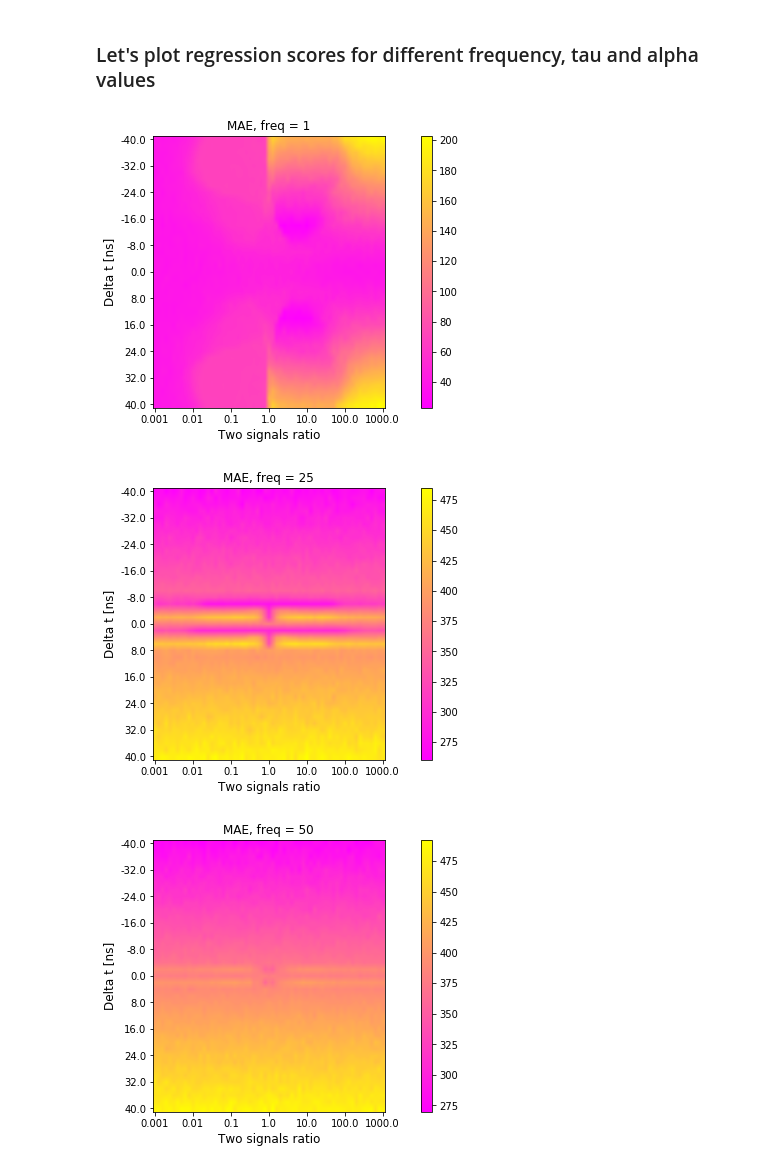
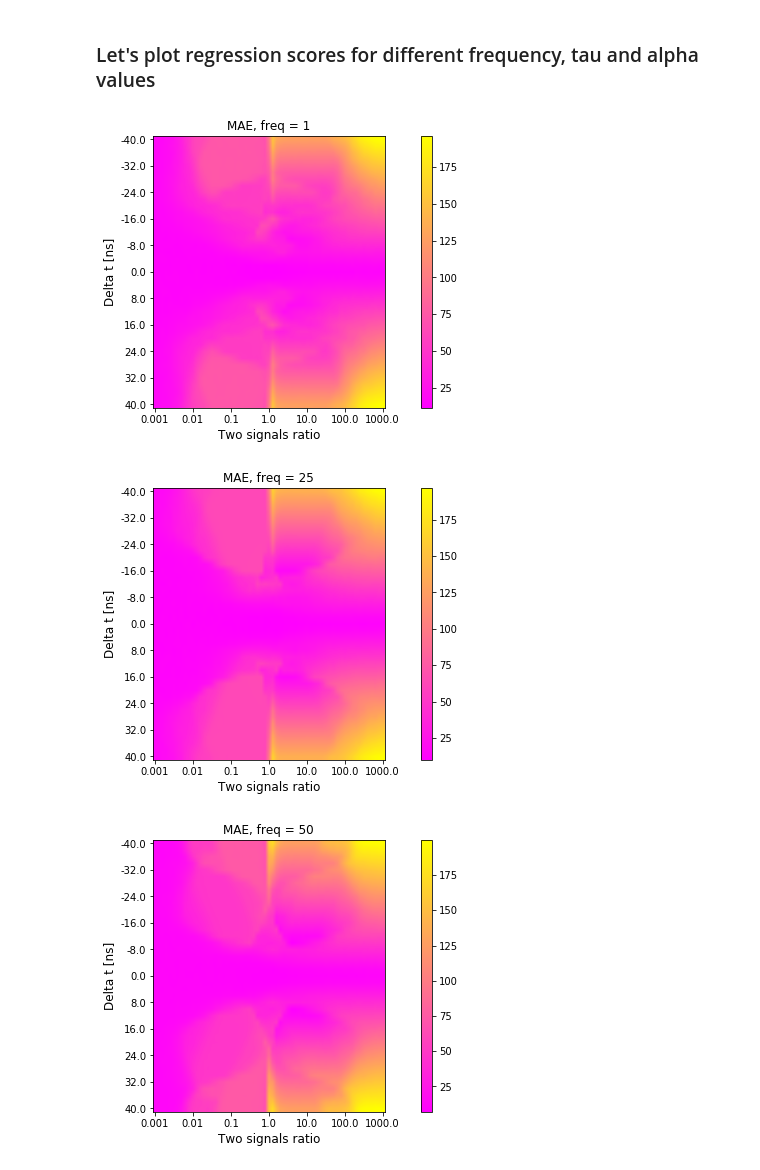
Before and after one commit to whiteRa2bit/cern_summer_project, a Jupyter notebook: problem2/reference_time_regressor.ipynb, the cells around one changed output. Saved outputs shown, nothing was run; the diff lists cells and outputs as text; code cells hidden in the pictures.

Commit message:
fix freq bug

```diff
--- a/problem2/reference_time_regressor.ipynb
+++ b/problem2/reference_time_regressor.ipynb
@@ -163,3 +163,5 @@ X, y = prepare_data(X_origin, y_origin, tau_range, alpha_range, data_size=5000,
 # %% [output]
 X shape: (5000, 1024)
 y shape: (5000,)
+# %%
+X = get_freq_data(X, freq=25)
@@ -255,13 +261,13 @@ ____________________________________________________________
 # %%
 from mlxtend.regressor import StackingRegressor
 # %%
-for i in range(len(models)):
+for model_name, model in models.items():
     models = get_models()
     del models['pa'] ### Delete passive agressive regressor, which performs poorly
 
-    print("Metaregressor:", type(models[i]).__name__)
+    print("Metaregressor:", type(model).__name__)
 
-    stregr = StackingRegressor(regressors=models, meta_regressor=models[i])
+    stregr = StackingRegressor(regressors=list(models.values()), meta_regressor=model)
     scoring = ['r2', 'neg_mean_squared_error', 'neg_mean_absolute_error']
     scores = cross_validate(stregr, X, y, scoring=scoring, cv=5)
 
@@ -303,6 +325,7 @@ def calculate_scores(X_origin, y_orign, alpha_values, tau_values, data_size=100,
 
 
     X, y = prepare_data(X_origin, y_origin, tau_values, alpha_values, to_print=False, data_size=len(X_origin))
+#     model = StackingRegressor(regressors=list(models.values()), meta_regressor=models['huber'])
     model = models['dt']
     X_freq = get_freq_data(X, freq=freq)
     model.fit(X_freq, y)
@@ -311,7 +334,8 @@ def calculate_scores(X_origin, y_orign, alpha_values, tau_values, data_size=100,
     for tau in tqdm.tqdm(tau_values):
         scores_dict[tau] = dict(zip(alpha_values, np.zeros(len(alpha_values))))
         for alpha in alpha_values:
-            X_cur, y_cur = prepare_data(X_freq, y_origin, [tau], [alpha], data_size=data_size)
+            X_cur, y_cur = prepare_data(X_origin, y_origin, [tau], [alpha], data_size=data_size)
+            X_cur = get_freq_data(X_cur, freq=freq)
             y_pred = model.predict(X_cur)
 
             scores_dict[tau][alpha] = mean_absolute_error(y_pred, y_cur)
@@ -363,11 +387,11 @@ def plot_color_map(scores_dict, alpha_values, tau_values, alpha_freq=10, tau_fre
 # %%
 for freq in freq_values:
     X_origin, y_origin = get_data()
-    scores_dict = calculate_scores(X_origin, y_origin, alpha_values, tau_values, data_size=500, freq=freq)
+    scores_dict = calculate_scores(X_origin, y_origin, alpha_values, tau_values, data_size=1000, freq=freq)
     plot_color_map(scores_dict, alpha_values, tau_values, freq=freq)
     save_obj(scores_dict, 'scores_ref_time_freq=' + str(freq))
 #     plot_score_3d(scores_dict)
 # %% [output]
-[figure, old version]
+[figure, new version]
-[figure, old version]
+[figure, new version]
-[figure, old version]
+[figure, new version]
```
Also changed, not shown: parts of 7 cells of this notebook, 19 other files.
